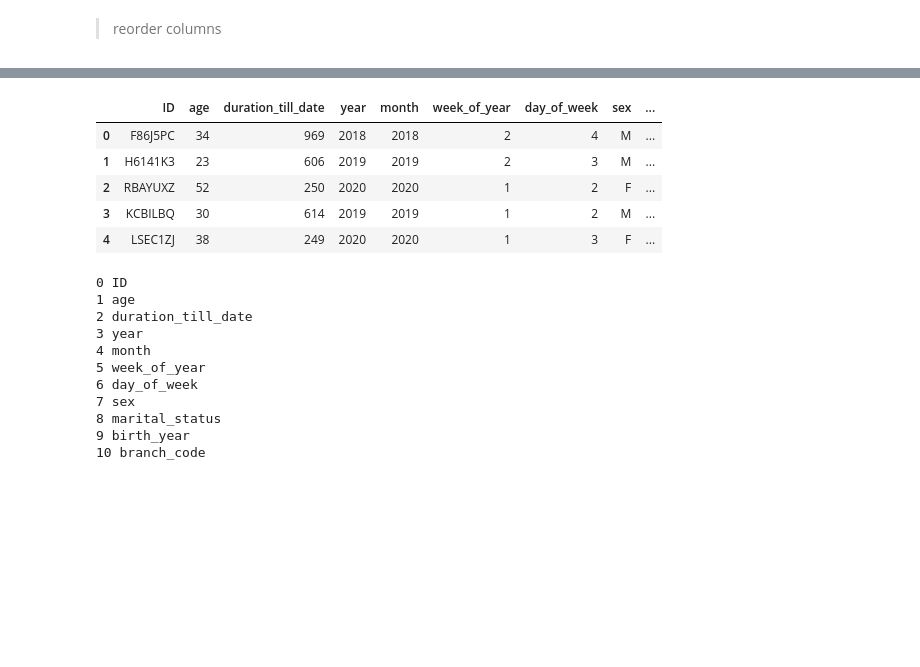
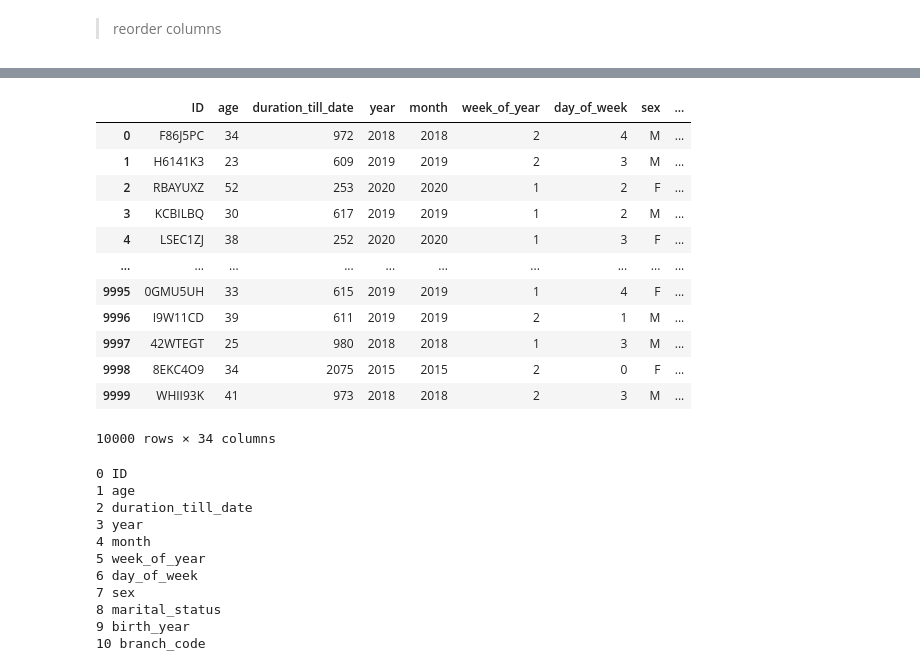
Before and after one commit to Patrick5455/Zimnat-Insurance-Challenge, a Jupyter notebook: modelling/zimnat_modelling_notebook_colab.ipynb, the cells around one changed output, grey strips where cells are left out. Saved outputs shown, nothing was run; the diff lists cells and outputs as text; code cells hidden in the pictures; blank space fills up the shorter version.

```diff
--- a/modelling/zimnat_modelling_notebook_colab.ipynb
+++ b/modelling/zimnat_modelling_notebook_colab.ipynb
@@ -430,12 +565,19 @@ train_set.head()
 # %%
-test_set.head()
+test_set
 # %% [output]
 |  | ID | age | duration_till_date | year | month | week_of_year | day_of_week | sex | ... |
-| 0 | F86J5PC | 34 | 969 | 2018 | 2018 | 2 | 4 | M | ... |
-| 1 | H6141K3 | 23 | 606 | 2019 | 2019 | 2 | 3 | M | ... |
-| 2 | RBAYUXZ | 52 | 250 | 2020 | 2020 | 1 | 2 | F | ... |
-| 3 | KCBILBQ | 30 | 614 | 2019 | 2019 | 1 | 2 | M | ... |
-| 4 | LSEC1ZJ | 38 | 249 | 2020 | 2020 | 1 | 3 | F | ... |
+| 0 | F86J5PC | 34 | 972 | 2018 | 2018 | 2 | 4 | M | ... |
+| 1 | H6141K3 | 23 | 609 | 2019 | 2019 | 2 | 3 | M | ... |
+| 2 | RBAYUXZ | 52 | 253 | 2020 | 2020 | 1 | 2 | F | ... |
+| 3 | KCBILBQ | 30 | 617 | 2019 | 2019 | 1 | 2 | M | ... |
+| 4 | LSEC1ZJ | 38 | 252 | 2020 | 2020 | 1 | 3 | F | ... |
+| ... | ... | ... | ... | ... | ... | ... | ... | ... | ... |
+| 9995 | 0GMU5UH | 33 | 615 | 2019 | 2019 | 1 | 4 | F | ... |
+| 9996 | I9W11CD | 39 | 611 | 2019 | 2019 | 2 | 1 | M | ... |
+| 9997 | 42WTEGT | 25 | 980 | 2018 | 2018 | 1 | 3 | M | ... |
+| 9998 | 8EKC4O9 | 34 | 2075 | 2015 | 2015 | 2 | 0 | F | ... |
+| 9999 | WHII93K | 41 | 973 | 2018 | 2018 | 2 | 3 | M | ... |
+10000 rows × 34 columns
 # %%
 for i, v in enumerate(test_set.columns.to_list()):
   print(i, v)
```
Also changed, not shown: parts of 281 cells of this notebook.
